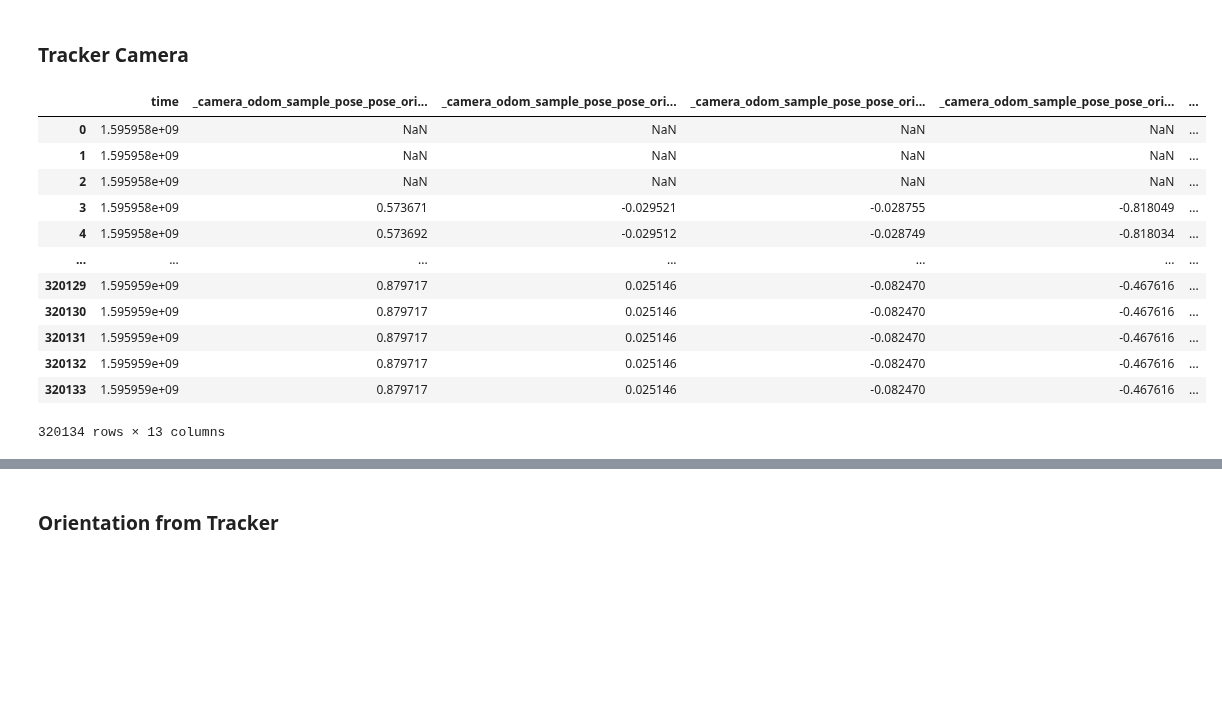
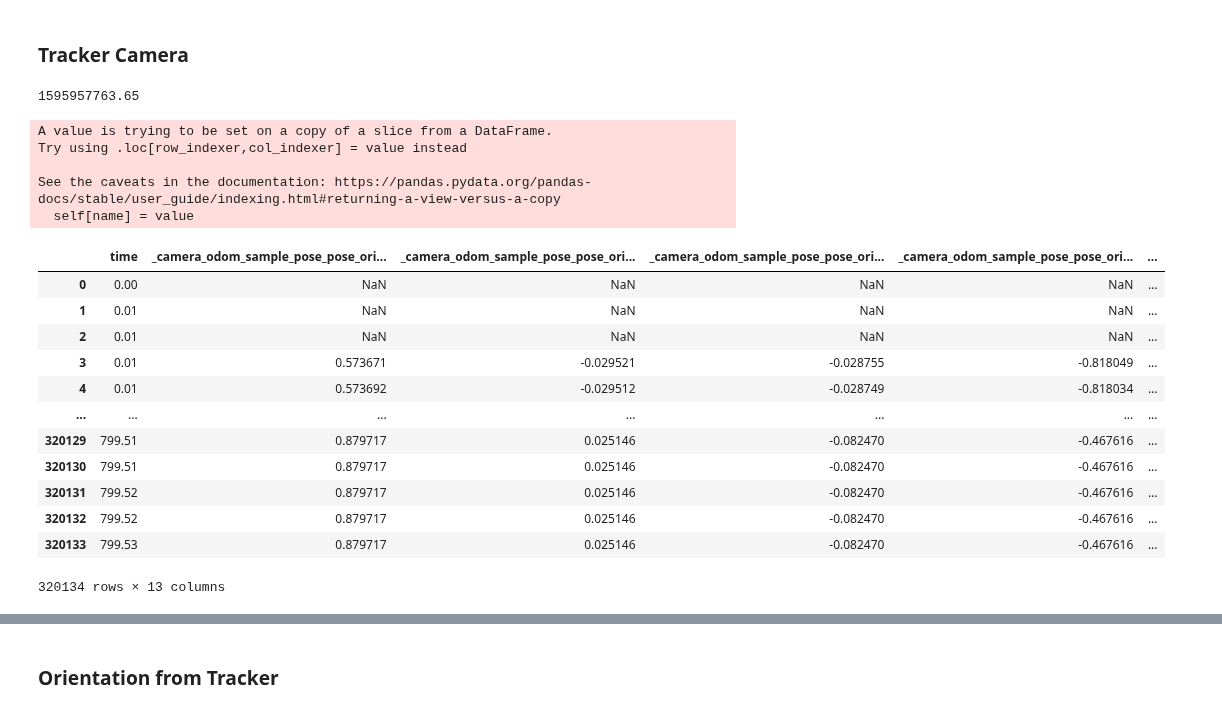
Before and after one commit to arunavanag591/odor_analysis, a Jupyter notebook: data_exploration/camera_tracker.ipynb, the cells around one changed output, grey strips where cells are left out. Drawn from its saved outputs; the diff is of its cells as text; code cells hidden in the pictures; blank space fills up the shorter version.

```diff
--- a/data_exploration/camera_tracker.ipynb
+++ b/data_exploration/camera_tracker.ipynb
@@ -18,22 +21,38 @@ new_df = camera_df.iloc[:, np.r_[0, 102:109, 145:150]]
+# %%
+##contains only Tracker Camera topics
+camera_df=pd.read_hdf('~/data/2807/bag6/data6.h5')
+camera_df.columns.get_loc("/camera/odom/sample/pose/pose/orientation/w")
+new_df = camera_df.iloc[:, np.r_[0, 102:109, 145:150]]
+# %%
+start_time=new_df.loc[new_df.index[0], 'time']
+start_time
+# %% [output]
+1595957763.65
 # %%
-new_df=new_df.interpolate()
 #camera_df
 new_df.columns=new_df.columns.str.replace(r"/","_")
+value = new_df.time.loc[0]
+new_df.time=(new_df.time-start_time)
 new_df
 # %% [output]
+A value is trying to be set on a copy of a slice from a DataFrame.
+Try using .loc[row_indexer,col_indexer] = value instead
+
+See the caveats in the documentation: https://pandas.pydata.org/pandas-docs/stable/user_guide/indexing.html#returning-a-view-versus-a-copy
+  self[name] = value
 |  | time | _camera_odom_sample_pose_pose_ori... | _camera_odom_sample_pose_pose_ori... | _camera_odom_sample_pose_pose_ori... | _camera_odom_sample_pose_pose_ori... | ... |
-| 0 | 1.595958e+09 | NaN | NaN | NaN | NaN | ... |
-| 1 | 1.595958e+09 | NaN | NaN | NaN | NaN | ... |
-| 2 | 1.595958e+09 | NaN | NaN | NaN | NaN | ... |
-| 3 | 1.595958e+09 | 0.573671 | -0.029521 | -0.028755 | -0.818049 | ... |
-| 4 | 1.595958e+09 | 0.573692 | -0.029512 | -0.028749 | -0.818034 | ... |
+| 0 | 0.00 | NaN | NaN | NaN | NaN | ... |
+| 1 | 0.01 | NaN | NaN | NaN | NaN | ... |
+| 2 | 0.01 | NaN | NaN | NaN | NaN | ... |
+| 3 | 0.01 | 0.573671 | -0.029521 | -0.028755 | -0.818049 | ... |
+| 4 | 0.01 | 0.573692 | -0.029512 | -0.028749 | -0.818034 | ... |
 | ... | ... | ... | ... | ... | ... | ... |
-| 320129 | 1.595959e+09 | 0.879717 | 0.025146 | -0.082470 | -0.467616 | ... |
-| 320130 | 1.595959e+09 | 0.879717 | 0.025146 | -0.082470 | -0.467616 | ... |
-| 320131 | 1.595959e+09 | 0.879717 | 0.025146 | -0.082470 | -0.467616 | ... |
-| 320132 | 1.595959e+09 | 0.879717 | 0.025146 | -0.082470 | -0.467616 | ... |
-| 320133 | 1.595959e+09 | 0.879717 | 0.025146 | -0.082470 | -0.467616 | ... |
+| 320129 | 799.51 | 0.879717 | 0.025146 | -0.082470 | -0.467616 | ... |
+| 320130 | 799.51 | 0.879717 | 0.025146 | -0.082470 | -0.467616 | ... |
+| 320131 | 799.52 | 0.879717 | 0.025146 | -0.082470 | -0.467616 | ... |
+| 320132 | 799.52 | 0.879717 | 0.025146 | -0.082470 | -0.467616 | ... |
+| 320133 | 799.53 | 0.879717 | 0.025146 | -0.082470 | -0.467616 | ... |
-320134 rows × 13 columns
+320134 rows × 13 columns
 # %%
 ##plot pose
 fig_imu = plt.figure(figsize=(20,10))
```
Also changed, not shown: parts of 20 cells of this notebook, 2 other files.
